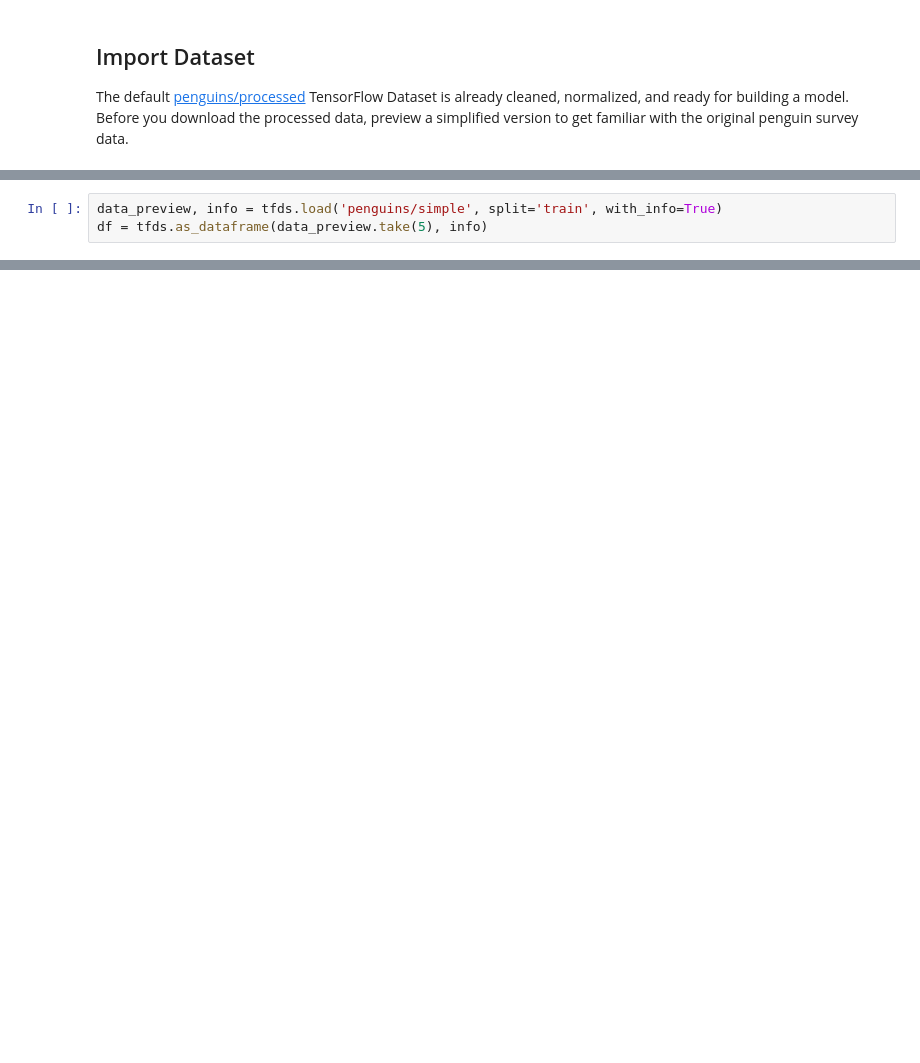
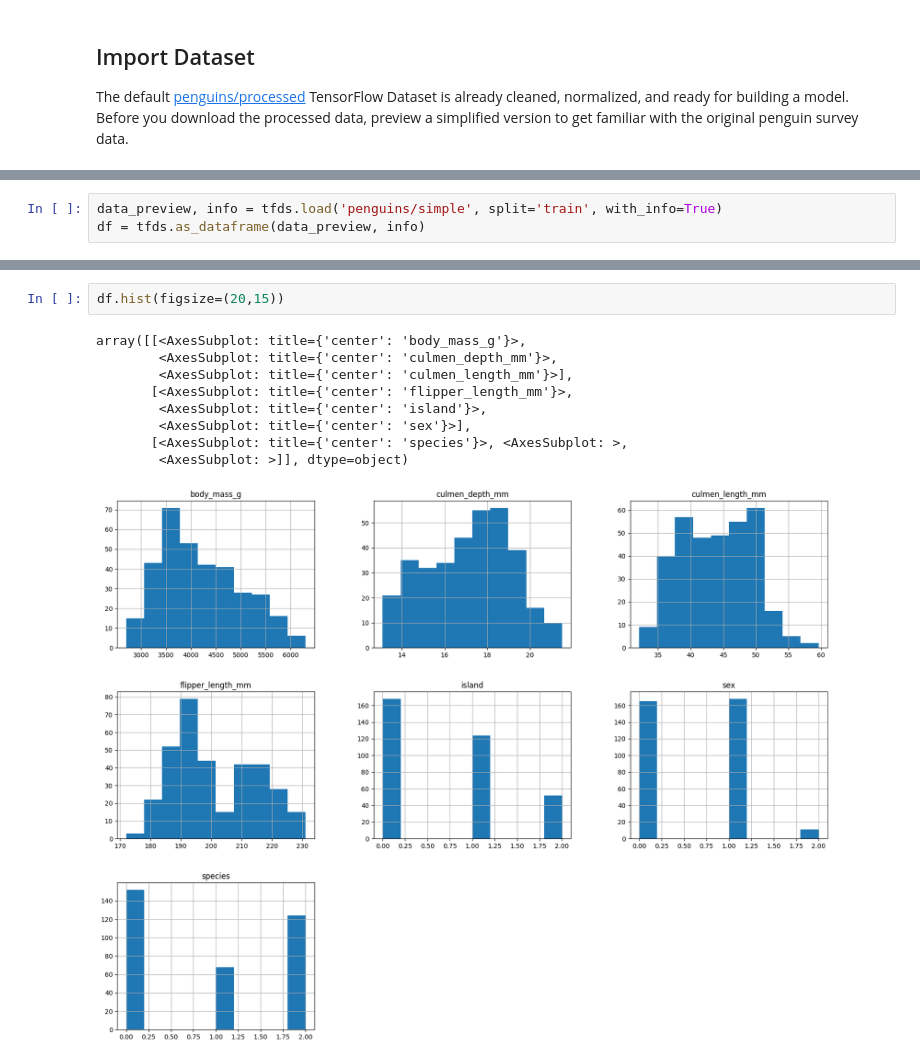
Before and after one commit to stepan-anokhin/try-tensorflow, a Jupyter notebook: notebooks/03_penguin_neural_classifier.ipynb, the cells around one changed output, grey strips where cells are left out. Drawn from its saved outputs; the diff is of its cells as text; blank space fills up the shorter version.

```diff
--- a/notebooks/03_penguin_neural_classifier.ipynb
+++ b/notebooks/03_penguin_neural_classifier.ipynb
@@ -38,4 +38,4 @@ The default [penguins/processed](https://www.tensorflow.org/datasets/catalog/pen
 Since the `penguins/processed` dataset is prepared, cleaned and so on, it makes sense to take a look at simplified version to get familiarized outselves with the data.
 # %%
 data_preview, info = tfds.load('penguins/simple', split='train', with_info=True)
-df = tfds.as_dataframe(data_preview.take(5), info)
+df = tfds.as_dataframe(data_preview, info)
@@ -43,0 +63,12 @@ TypeError: object.__init__() takes exactly one argument (the instance to initial
+# %%
+df.hist(figsize=(20,15))
+# %% [output]
+array([[<AxesSubplot: title={'center': 'body_mass_g'}>,
+        <AxesSubplot: title={'center': 'culmen_depth_mm'}>,
+        <AxesSubplot: title={'center': 'culmen_length_mm'}>],
+       [<AxesSubplot: title={'center': 'flipper_length_mm'}>,
+        <AxesSubplot: title={'center': 'island'}>,
+        <AxesSubplot: title={'center': 'sex'}>],
+       [<AxesSubplot: title={'center': 'species'}>, <AxesSubplot: >,
+        <AxesSubplot: >]], dtype=object)
+[figure, added]
```
Also changed, not shown: parts of 49 cells of this notebook, 6 other files.
